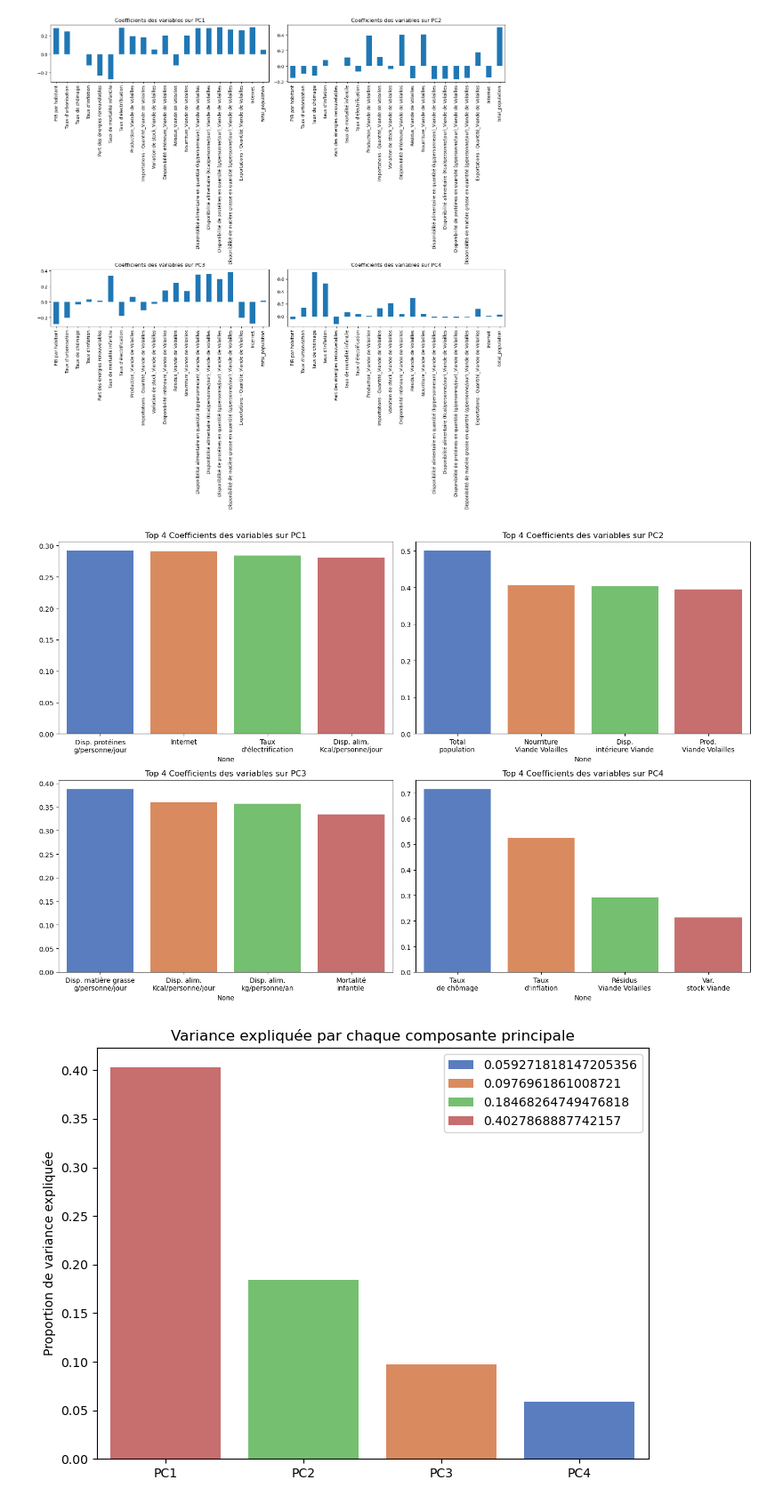
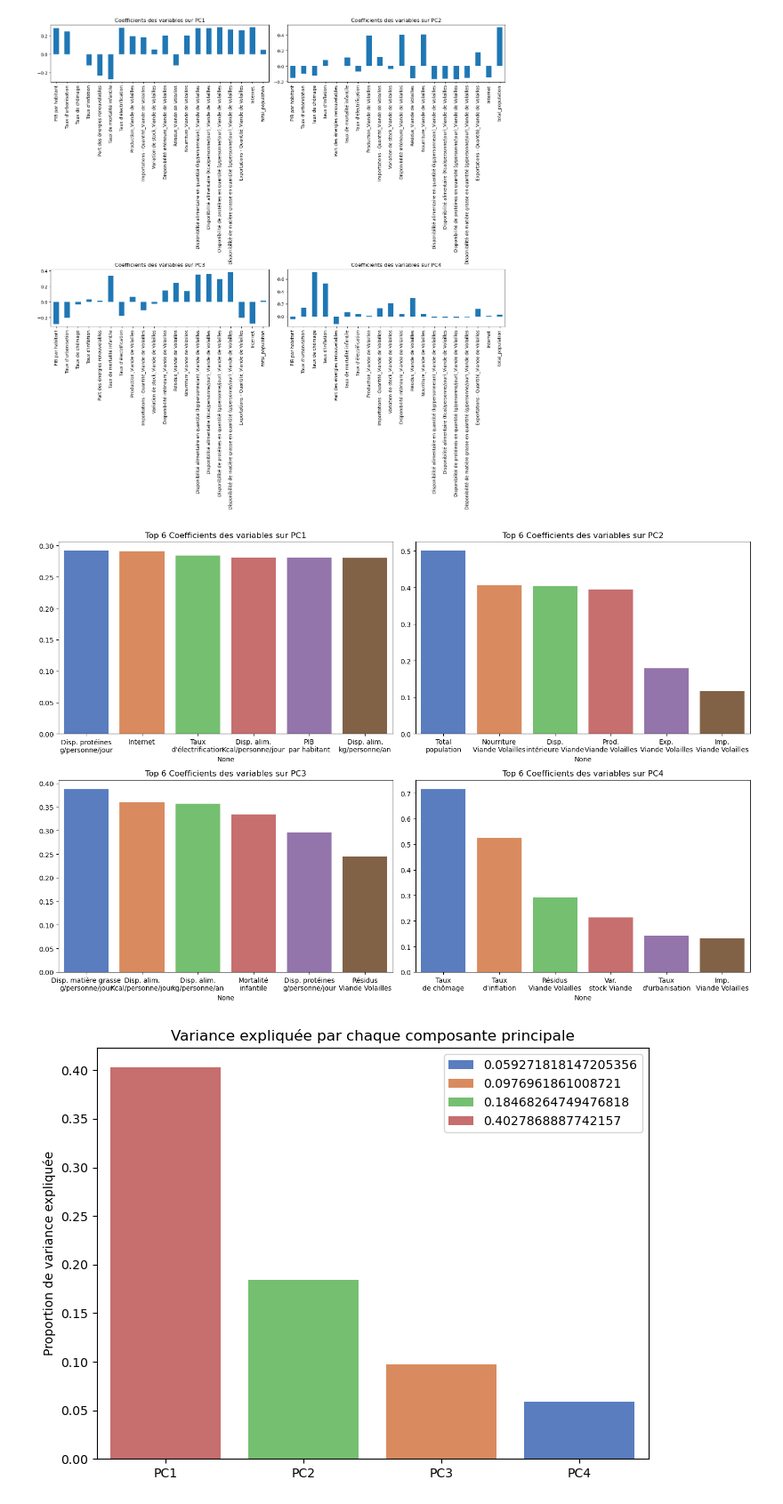
Before and after one commit to obenmaha/BioPoultryMarketAnalysis, a Jupyter notebook: Analyse.ipynb, the cells around one changed output. Shown at 89% size. Saved outputs shown, nothing was run; the diff lists cells and outputs as text; code cells hidden in the pictures.

Commit message:
fix plot top variable PCA

```diff
--- a/Analyse.ipynb
+++ b/Analyse.ipynb
@@ -373,7 +373,7 @@ plt.show()
 # %% [output]
 [figure]
 # %%
-# Créer une version abrégée des noms de colonnes avec des retours à la ligne
+# Créer une version abrégée des noms de colonnes
 short_names_with_newline = {
     'PIB par habitant': 'PIB\npar habitant',
     'Taux d\'urbanisation': 'Taux\nd\'urbanisation',
@@ -383,38 +383,37 @@ short_names_with_newline = {
     'Taux de mortalité infantile': 'Mortalité\ninfantile',
     'Taux d\'électrification': 'Taux\nd\'électrification',
     'Production_Viande de Volailles': 'Prod.\nViande Volailles',
     'Importations - Quantité_Viande de Volailles': 'Imp.\nViande Volailles',
     'Variation de stock_Viande de Volailles': 'Var.\nstock Viande',
     'Disponibilité intérieure_Viande de Volailles': 'Disp.\nintérieure Viande',
     'Résidus_Viande de Volailles': 'Résidus\nViande Volailles',
     'Nourriture_Viande de Volailles': 'Nourriture\nViande Volailles',
     'Disponibilité alimentaire en quantité (kg/personne/an)_Viande de Volailles': 'Disp. alim.\nkg/personne/an',
     'Disponibilité alimentaire (Kcal/personne/jour)_Viande de Volailles': 'Disp. alim.\nKcal/personne/jour',
     'Disponibilité de protéines en quantité (g/personne/jour)_Viande de Volailles': 'Disp. protéines\ng/personne/jour',
     'Disponibilité de matière grasse en quantité (g/personne/jour)_Viande de Volailles': 'Disp. matière grasse\ng/personne/jour',
     'Exportations - Quantité_Viande de Volailles': 'Exp.\nViande Volailles',
     'Internet': 'Internet',
     'total_population': 'Total\npopulation'
 }
 components_df_short = components_df.rename(index=short_names_with_newline)
 
 plt.figure(figsize=(15, 10))
 
 for i, component in enumerate(components_df_short.columns):
 
-    top4_loadings = components_df_short[component].sort_values(ascending=False).head(4)
+    top4_loadings = components_df_short[component].sort_values(ascending=False).head(6)
 
     plt.subplot(2, 2, i + 1)
 
-    sns.barplot(x=top4_loadings.index, y=top4_loadings.values, palette="muted", hue=components_df_short.columns)
+    sns.barplot(x=top4_loadings.index, y=top4_loadings.values, palette="muted")
     plt.legend([],[], frameon=False)
-    plt.title(f'Top 4 Coefficients des variables sur {component}')
-    plt.xticks(ha='center')
+    plt.title(f'Top 6 Coefficients des variables sur {component}')
     plt.tight_layout()
 
 plt.show()
 # %% [output]
-[figure, old version]
+[figure, new version]
 # %%
 #Tracer la variance expliquée par chaque composante
 plt.figure(figsize=(8, 6))
```
Also changed, not shown: parts of 2 cells of this notebook.
